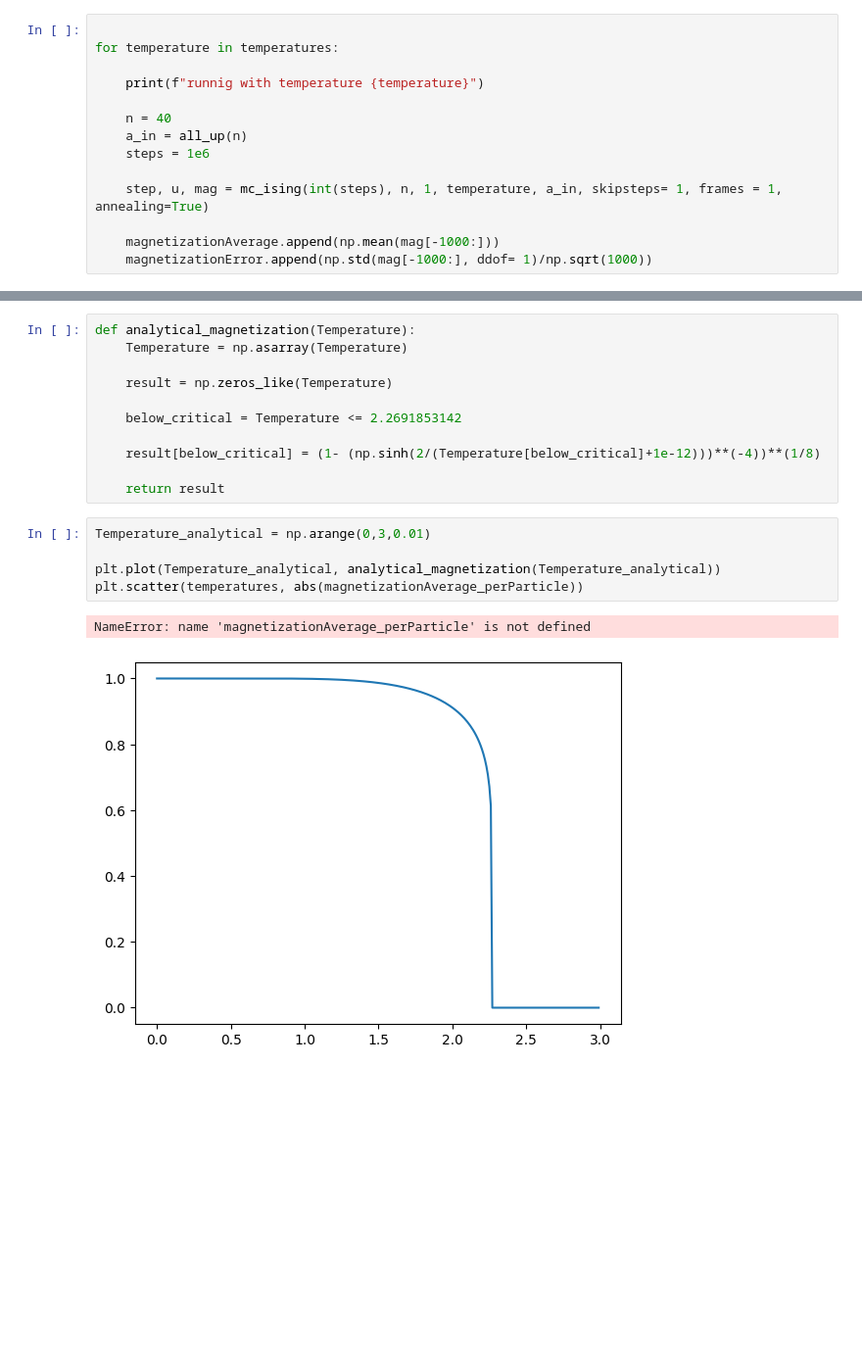
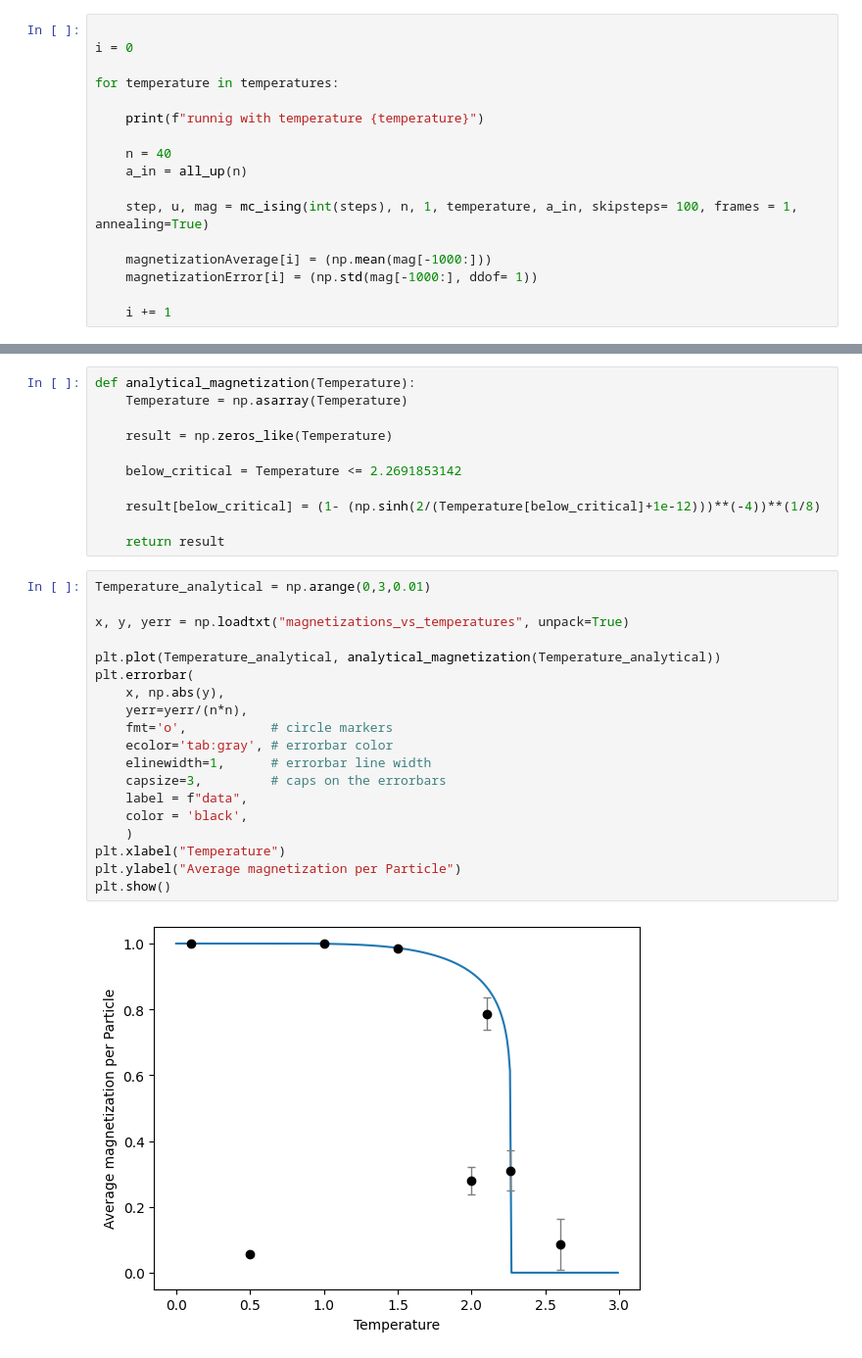
Before and after one commit to jocelas/ACOMP, a Jupyter notebook: sht4/11_2D_ising/ising.ipynb, the cells around one changed output, grey strips where cells are left out. Shown at 98% size. Saved outputs shown, nothing was run; the diff lists cells and outputs as text; blank space fills up the shorter version.

```diff
--- a/sht4/11_2D_ising/ising.ipynb
+++ b/sht4/11_2D_ising/ising.ipynb
@@ -108,4 +173,6 @@ magnetizationError = []
 # %%
+
+i = 0
 
 for temperature in temperatures:
 
@@ -113,12 +180,13 @@ for temperature in temperatures:
 
     n = 40
     a_in = all_up(n)
-    steps = 1e6
 
-    step, u, mag = mc_ising(int(steps), n, 1, temperature, a_in, skipsteps= 1, frames = 1, annealing=True)
+    step, u, mag = mc_ising(int(steps), n, 1, temperature, a_in, skipsteps= 100, frames = 1, annealing=True)
 
-    magnetizationAverage.append(np.mean(mag[-1000:]))
-    magnetizationError.append(np.std(mag[-1000:], ddof= 1)/np.sqrt(1000))
+    magnetizationAverage[i] = (np.mean(mag[-1000:]))
+    magnetizationError[i] = (np.std(mag[-1000:], ddof= 1))
+
+    i += 1
 # %% [output]
 runnig with temperature 0.1
 runnig with temperature 0.5
@@ -142,11 +211,24 @@ def analytical_magnetization(Temperature):
     result[below_critical] = (1- (np.sinh(2/(Temperature[below_critical]+1e-12)))**(-4))**(1/8)
 
     return result
-# %%
-Temperature_analytical = np.arange(0,3,0.01)
-
-plt.plot(Temperature_analytical, analytical_magnetization(Temperature_analytical))
-plt.scatter(temperatures, abs(magnetizationAverage_perParticle))
-# %% [output]
-NameError: name 'magnetizationAverage_perParticle' is not defined
-[figure, removed]
+# %%
+Temperature_analytical = np.arange(0,3,0.01)
+
+x, y, yerr = np.loadtxt("magnetizations_vs_temperatures", unpack=True)
+
+plt.plot(Temperature_analytical, analytical_magnetization(Temperature_analytical))
+plt.errorbar(
+    x, np.abs(y),
+    yerr=yerr/(n*n),
+    fmt='o',           # circle markers
+    ecolor='tab:gray', # errorbar color
+    elinewidth=1,      # errorbar line width
+    capsize=3,         # caps on the errorbars
+    label = f"data",
+    color = 'black',
+    )
+plt.xlabel("Temperature")
+plt.ylabel("Average magnetization per Particle")
+plt.show()
+# %% [output]
+[figure, added]
```
Also changed, not shown: parts of 8 cells of this notebook, 7 other files.
